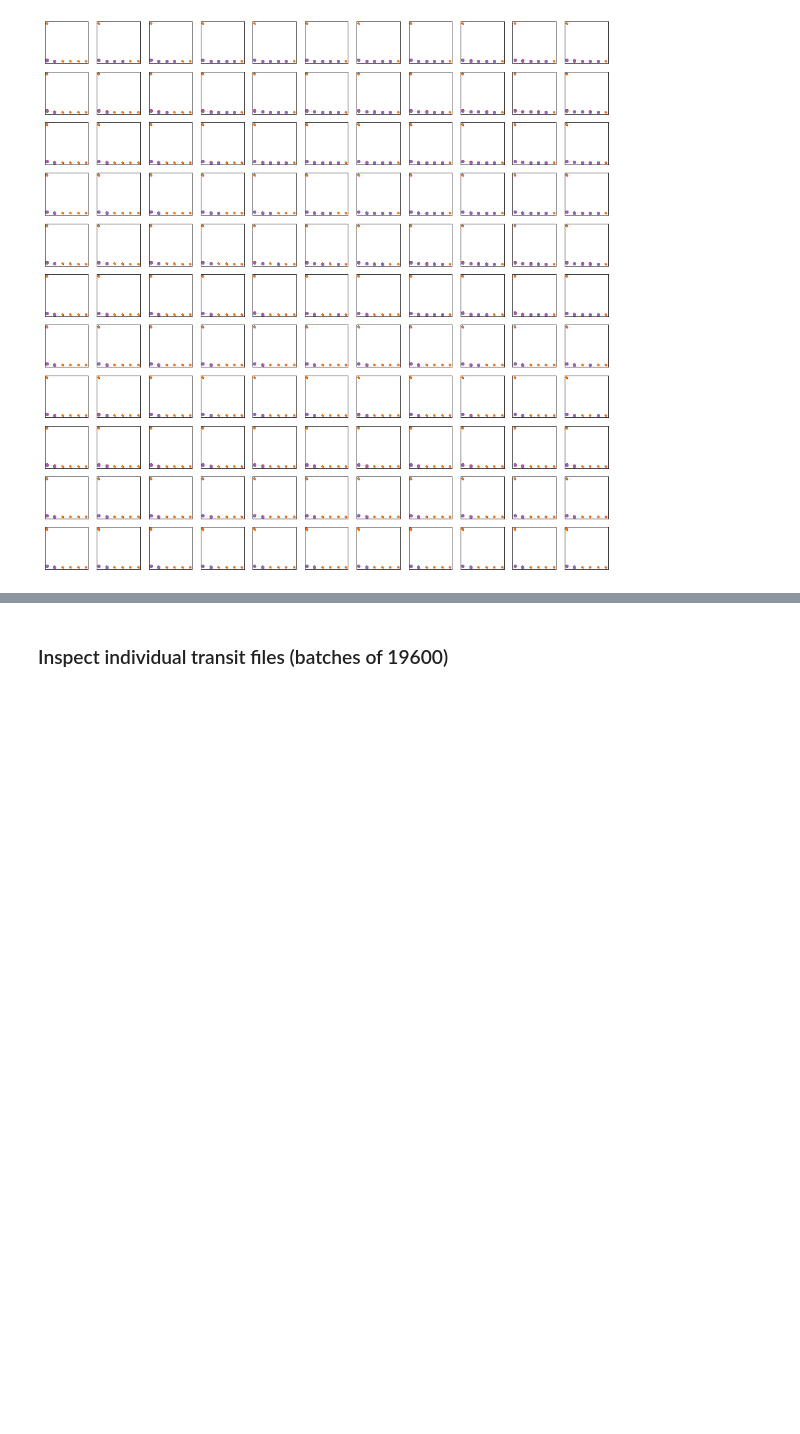
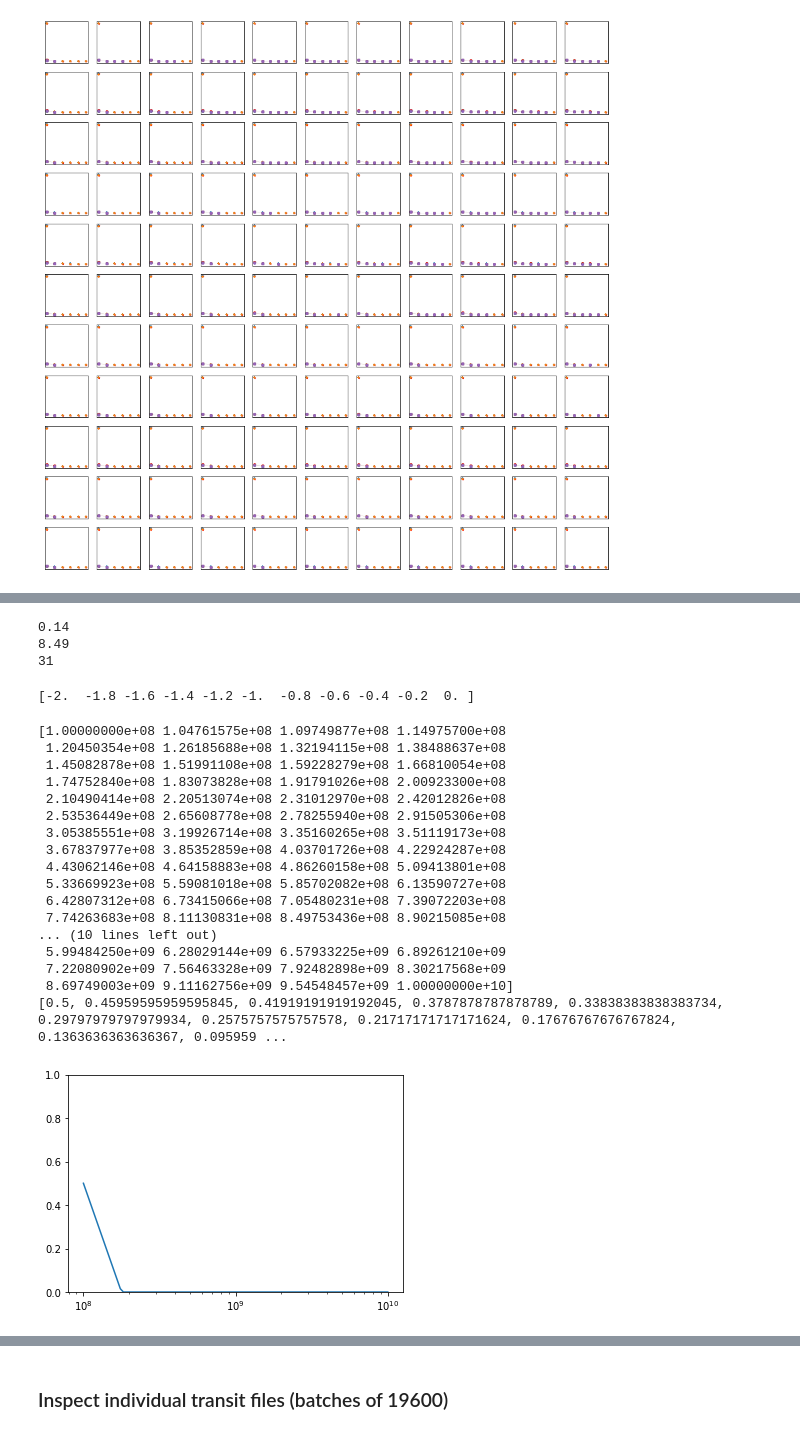
Before and after one commit to exoclam/sculpting, a Jupyter notebook: hipergator/analyze-hipergator-logslope.ipynb, the cells around one changed output, grey strips where cells are left out. Drawn from its saved outputs; the diff is of its cells as text; code cells hidden in the pictures; blank space fills up the shorter version.

```diff
--- a/hipergator/analyze-hipergator-logslope.ipynb
+++ b/hipergator/analyze-hipergator-logslope.ipynb
@@ -726,0 +742,62 @@ IndexError: invalid index to scalar variable.
+# %%
+print(np.min(berger_kepler.iso_age)) # well after lower limit of 0.1 Gyr
+print(np.max(berger_kepler.iso_age)) # well before upper limit of 10 Gyr
+print(len(berger_kepler.loc[berger_kepler.iso_age < 0.3])) # using -2 as max abs value of slope (<-0.21 for -3 slope)
+# %% [output]
+0.14
+8.49
+31
+# %%
+# pick slope values
+print(np.linspace(-2, 0, 11))
+#print(np.logspace(0, 0.6, 10))
+# %% [output]
+[-2.  -1.8 -1.6 -1.4 -1.2 -1.  -0.8 -0.6 -0.4 -0.2  0. ]
+# %%
+def plot_prob(x, m, b):
+    #return x*np.log10(m) + b
+    #return -np.log10(x*m) + b
+    #return -np.log10(x*m) + b # y=mx+b
+    #return -np.log10(m * (x-1e8)) + b # linear equation given slope and one point, but with slope and x axis logged
+    y = []
+    for x_elt in x:
+        if x_elt <= 1e8:
+            y.append(b)
+        elif x_elt > 1e8:
+            #print(np.log10(x_elt), m, b)
+            y_elt = b + m*(np.log10(x_elt)-8)
+            if y_elt < 0: # handle negative probabilities
+                y_elt = 0
+            y.append(y_elt) # from Ballard et al in prep
+
+    return y
+
+x = np.logspace(8, 10, 100)
+#y = plot_prob(x, -0.1, 1)
+y = plot_prob(x, -2, 0.5)
+print(x)
+#print(np.log10(x))
+print(y)
+plt.plot(x, y)
+plt.xscale('log')
+plt.ylim(0, 1)
+plt.show()
+# %% [output]
+[1.00000000e+08 1.04761575e+08 1.09749877e+08 1.14975700e+08
+ 1.20450354e+08 1.26185688e+08 1.32194115e+08 1.38488637e+08
+ 1.45082878e+08 1.51991108e+08 1.59228279e+08 1.66810054e+08
+ 1.74752840e+08 1.83073828e+08 1.91791026e+08 2.00923300e+08
+ 2.10490414e+08 2.20513074e+08 2.31012970e+08 2.42012826e+08
+ 2.53536449e+08 2.65608778e+08 2.78255940e+08 2.91505306e+08
+ 3.05385551e+08 3.19926714e+08 3.35160265e+08 3.51119173e+08
+ 3.67837977e+08 3.85352859e+08 4.03701726e+08 4.22924287e+08
+ 4.43062146e+08 4.64158883e+08 4.86260158e+08 5.09413801e+08
+ 5.33669923e+08 5.59081018e+08 5.85702082e+08 6.13590727e+08
+ 6.42807312e+08 6.73415066e+08 7.05480231e+08 7.39072203e+08
+ 7.74263683e+08 8.11130831e+08 8.49753436e+08 8.90215085e+08
+... (10 lines left out)
+ 5.99484250e+09 6.28029144e+09 6.57933225e+09 6.89261210e+09
+ 7.22080902e+09 7.56463328e+09 7.92482898e+09 8.30217568e+09
+ 8.69749003e+09 9.11162756e+09 9.54548457e+09 1.00000000e+10]
+[0.5, 0.45959595959595845, 0.41919191919192045, 0.3787878787878789, 0.33838383838383734, 0.29797979797979934, 0.2575757575757578, 0.21717171717171624, 0.17676767676767824, 0.1363636363636367, 0.095959 ...
+[figure, added]
```
Also changed, not shown: parts of 7 cells of this notebook.
